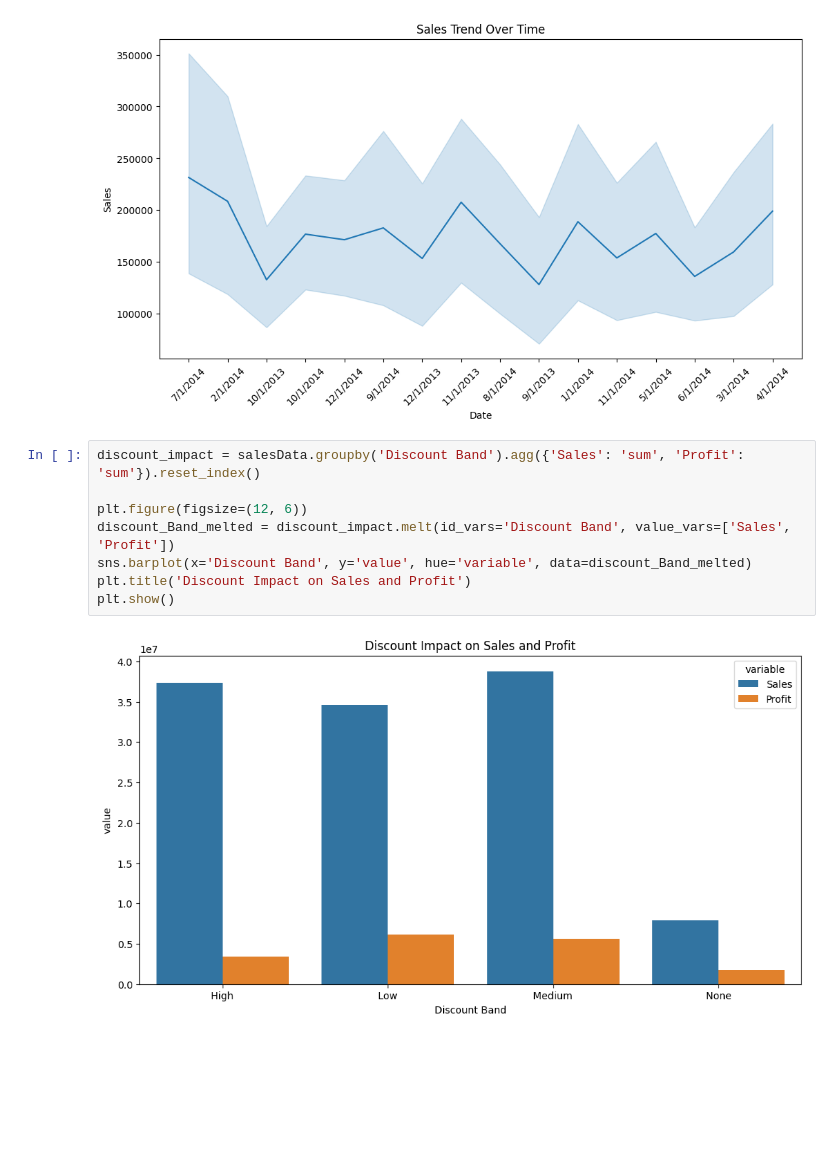
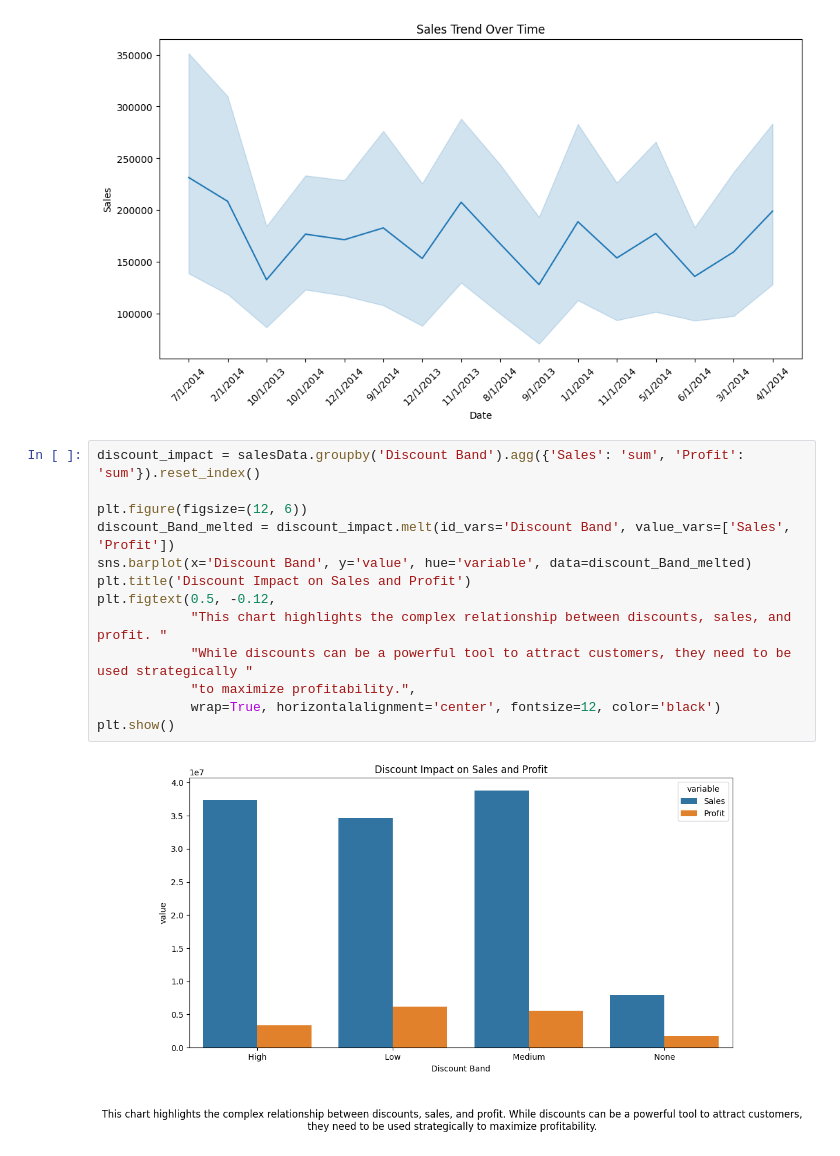
Before and after one commit to KamoheloSebolai/salesAnalysis, a Jupyter notebook: sales_analysys.ipynb, the cells around one changed output. Saved outputs shown, nothing was run; the diff lists cells and outputs as text; blank space fills up the shorter version.

Commit message:
added figtext on sales analysis

```diff
--- a/sales_analysys.ipynb
+++ b/sales_analysys.ipynb
@@ -67,10 +67,15 @@ plt.show()
 # %%
 discount_impact = salesData.groupby('Discount Band').agg({'Sales': 'sum', 'Profit': 'sum'}).reset_index()
 
 plt.figure(figsize=(12, 6))
 discount_Band_melted = discount_impact.melt(id_vars='Discount Band', value_vars=['Sales', 'Profit'])
 sns.barplot(x='Discount Band', y='value', hue='variable', data=discount_Band_melted)
 plt.title('Discount Impact on Sales and Profit')
+plt.figtext(0.5, -0.12,
+            "This chart highlights the complex relationship between discounts, sales, and profit. "
+            "While discounts can be a powerful tool to attract customers, they need to be used strategically "
+            "to maximize profitability.",
+            wrap=True, horizontalalignment='center', fontsize=12, color='black')
 plt.show()
 # %% [output]
-[figure, old version]
+[figure, new version]
```
